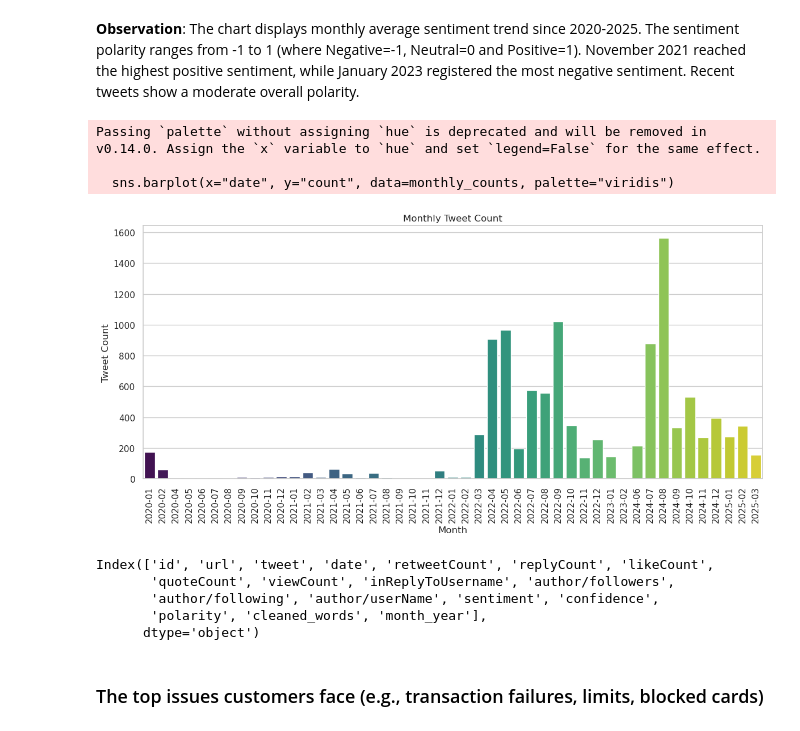
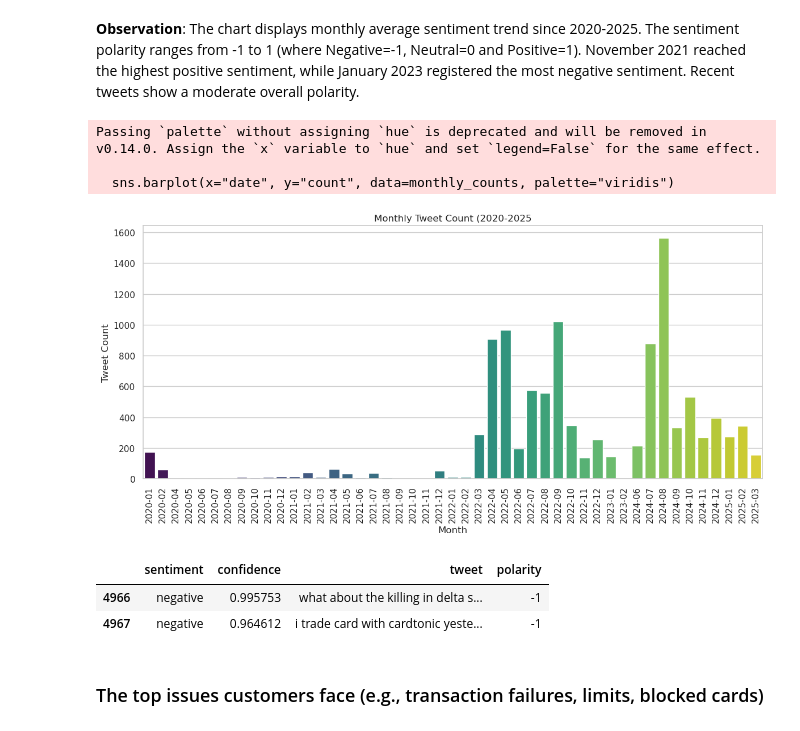
Before and after one commit to Anelawrence/Twitter-Sentiment-Analysis-Virtual-Cards, a Jupyter notebook: 2_cardtonic_twitter_sentiment_analysis.ipynb, the cells around one changed output. Cells and saved outputs as stored; diff of their text form; code cells hidden in the pictures.

```diff
--- a/2_cardtonic_twitter_sentiment_analysis.ipynb
+++ b/2_cardtonic_twitter_sentiment_analysis.ipynb
@@ -362,7 +342,7 @@ NameError: name 'tweets_df' is not defined
 # %% [markdown]
 ## Data Visualization and Exploratory
 # %%
-tweets_df = pd.read_csv('analyzed_tweets_2.csv')
+tweets_df = pd.read_csv('/home/anelawrence/cardtonic_data/analyzed_tweets_2.csv')
 # %%
 total_tweets = tweets_df.shape[0]
 total_tweets
@@ -477,39 +460,39 @@ plt.show()
 # %%
 # Group by month using the dt.to_period accessor and count tweets
 monthly_counts = tweets_df.groupby(tweets_df['date'].dt.to_period('M')).size().reset_index(name='count')
 
 # Set up the seaborn style and figure size
 sns.set(style="whitegrid")
 plt.figure(figsize=(12,6))
 
 # Create the barplot
 sns.barplot(x="date", y="count", data=monthly_counts, palette="viridis")
 
 # Rotate x-axis labels for better readability
 plt.xticks(rotation=90)
 plt.xlabel("Month")
 plt.ylabel("Tweet Count")
-plt.title("Monthly Tweet Count")
+plt.title("Monthly Tweet Count (2020-2025")
 
 plt.tight_layout()
 
 # Save the image
 plt.savefig("monthly_tweet_count.png", dpi=300)
 
 plt.show()
 # %% [output]
 Passing `palette` without assigning `hue` is deprecated and will be removed in v0.14.0. Assign the `x` variable to `hue` and set `legend=False` for the same effect.
 
   sns.barplot(x="date", y="count", data=monthly_counts, palette="viridis")
-[figure, old version]
+[figure, new version]
 # %%
-tweets_df.columns
+# Set the maximum column width to None (i.e., no truncation)
+pd.set_option('display.max_colwidth', None)
+tweets_df[tweets_df['month_year'] == '2023-02'][['sentiment', 'confidence','tweet', 'polarity']]
 # %% [output]
-Index(['id', 'url', 'tweet', 'date', 'retweetCount', 'replyCount', 'likeCount',
-       'quoteCount', 'viewCount', 'inReplyToUsername', 'author/followers',
-       'author/following', 'author/userName', 'sentiment', 'confidence',
-       'polarity', 'cleaned_words', 'month_year'],
-      dtype='object')
+|  | sentiment | confidence | tweet | polarity |
+| 4966 | negative | 0.995753 | what about the killing in delta s... | -1 |
+| 4967 | negative | 0.964612 | i trade card with cardtonic yeste... | -1 |
 # %% [markdown]
 ### The top issues customers face (e.g., transaction failures, limits, blocked cards)
 # %%
```
Also changed, not shown: parts of 39 cells of this notebook, 16 other files.
